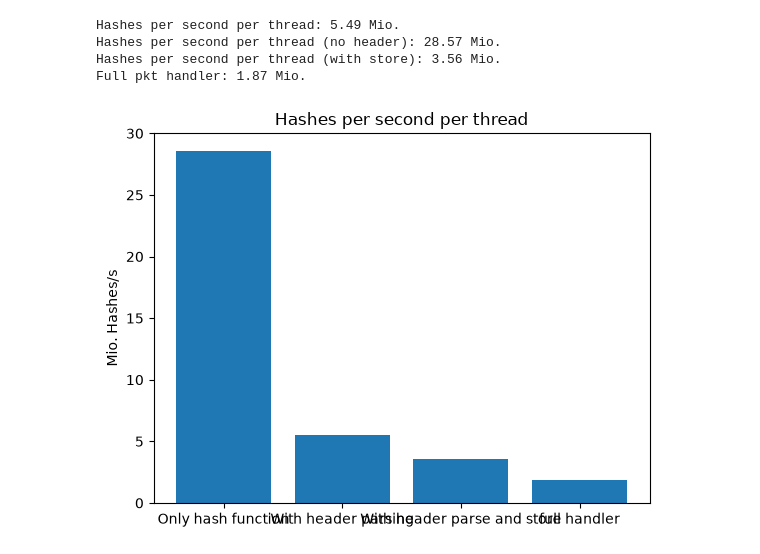
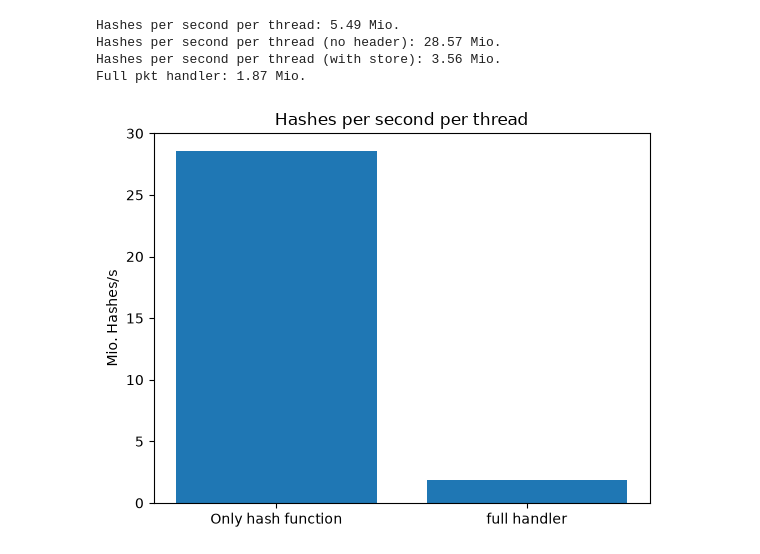
Before and after one commit to gespel/Masterarbeit, a Jupyter notebook: experiments/hashing/auswertung.ipynb, the cells around one changed output. Drawn from its saved outputs; the diff is of its cells as text; code cells hidden in the pictures.

```diff
--- a/experiments/hashing/auswertung.ipynb
+++ b/experiments/hashing/auswertung.ipynb
@@ -49,9 +49,9 @@ Hashes per second per thread (no header): 28.57 Mio.
 Hashes per second per thread (with store): 3.56 Mio.
 Full pkt handler: 1.87 Mio.
 # %%
-plt.bar(["Only hash function", "With header parsing", "With header parse and store", "full handler"], [calc_hashes_per_second_per_thread(cycles_per_hash_no_header) / 1e6, calc_hashes_per_second_per_thread(cycles_per_hash) / 1e6, calc_hashes_per_second_per_thread(cycles_per_hash_with_store) / 1e6, calc_hashes_per_second_per_thread(full_pkt_handler) / 1e6])
+plt.bar(["Only hash function", "full handler"], [calc_hashes_per_second_per_thread(cycles_per_hash_no_header) / 1e6, calc_hashes_per_second_per_thread(full_pkt_handler) / 1e6])
 plt.ylabel("Mio. Hashes/s")
 plt.title("Hashes per second per thread")
 plt.show()
 # %% [output]
-[figure, old version]
+[figure, new version]
```
Also changed, not shown: 9 other files.
